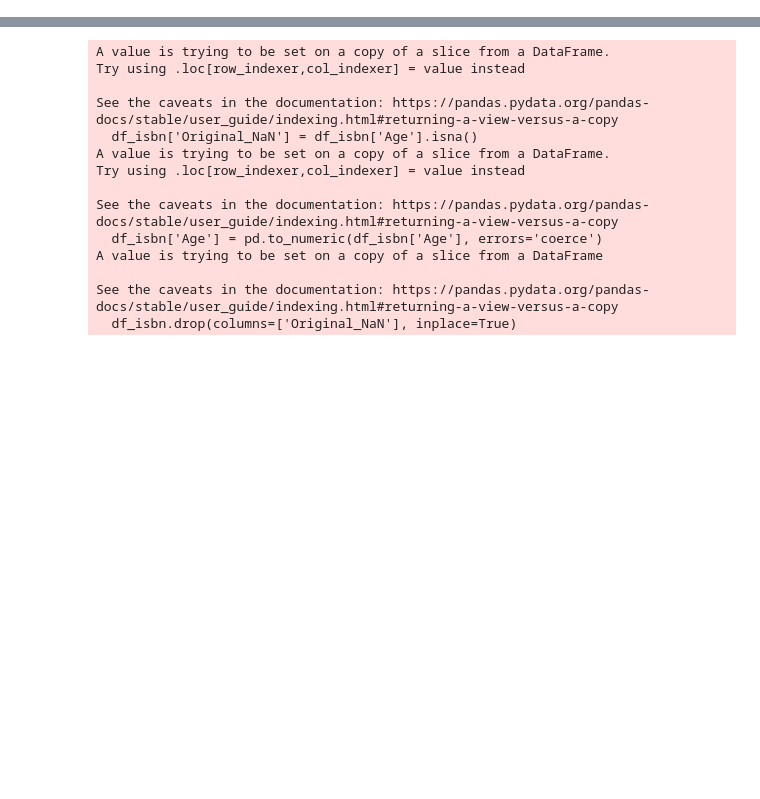
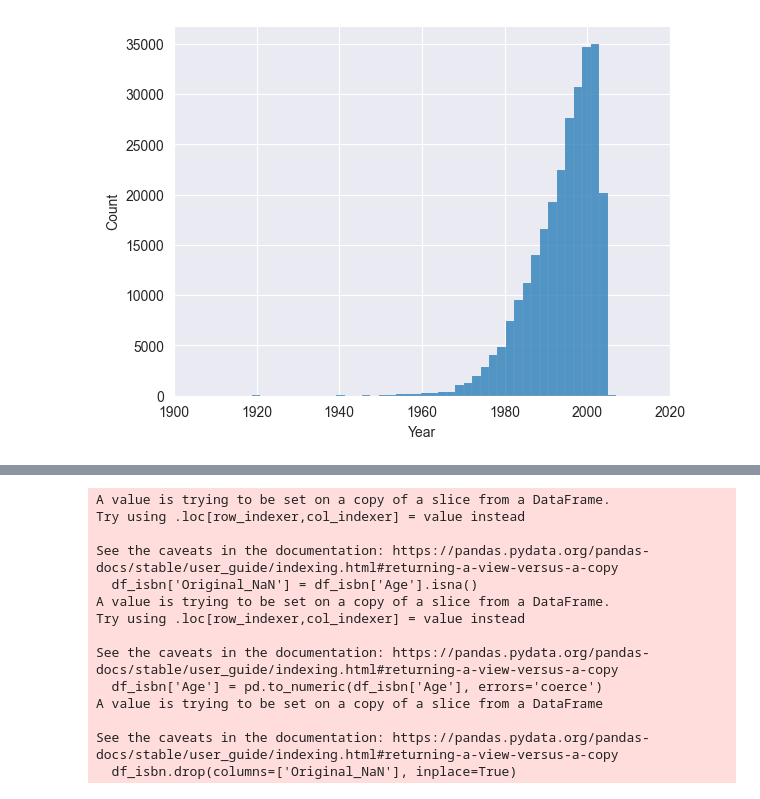
Before and after one commit to BRomanchuk/rs-ucu-books-recommender, a Jupyter notebook: experiments/mykyta_eda.ipynb, the cells around one changed output, grey strips where cells are left out. Cells and saved outputs as stored; diff of their text form; code cells hidden in the pictures; blank space fills up the shorter version.

```diff
--- a/experiments/mykyta_eda.ipynb
+++ b/experiments/mykyta_eda.ipynb
@@ -7,0 +25,5 @@ users = pd.read_csv('../data/Users.csv', delimiter=';')
+# %%
+sns.histplot(x="Year", data=books, bins=1000)
+plt.xlim(1900,2020);
+# %% [output]
+[figure, added]
```
Also changed, not shown: parts of 11 cells of this notebook, 1 other file.
